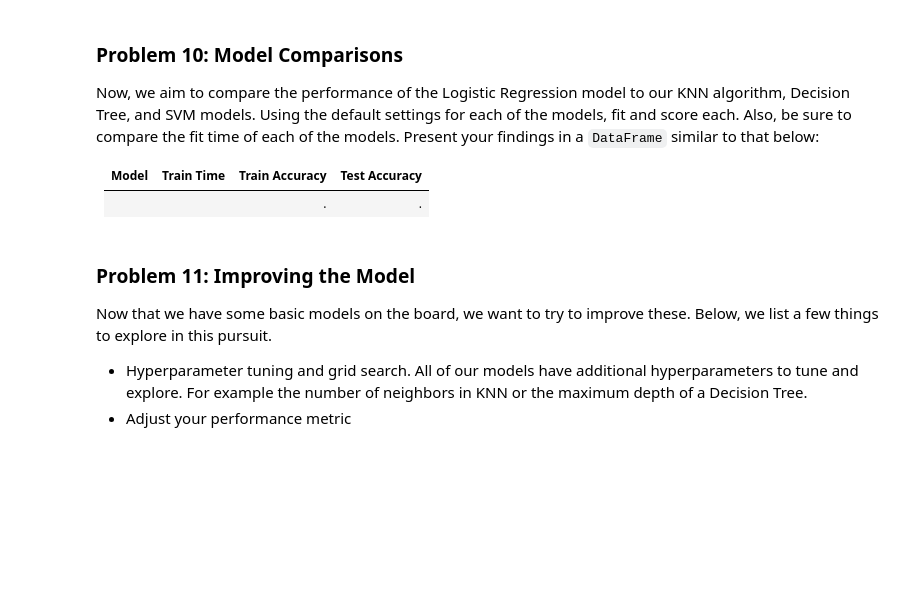
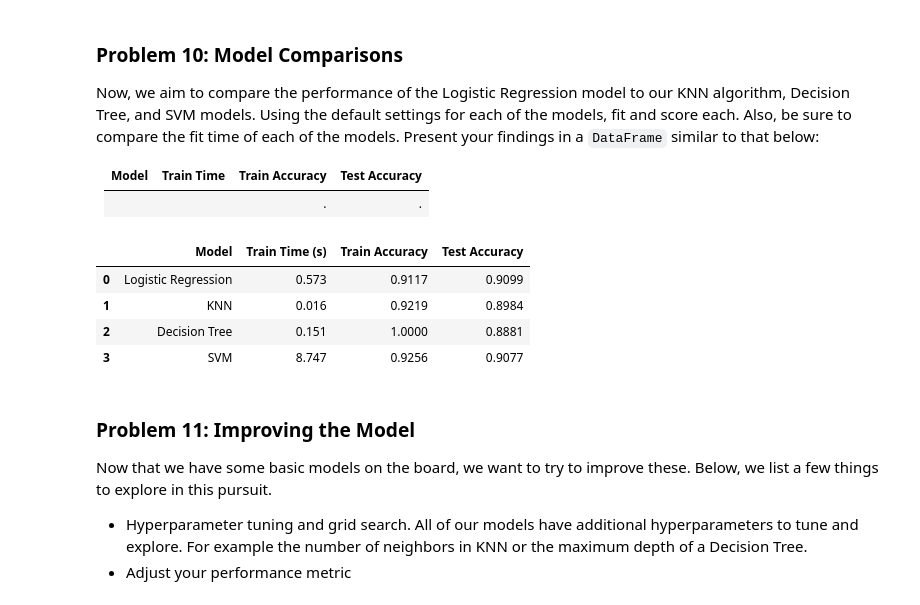
Before and after one commit to nbardhan/Comparing-Classifiers, a Jupyter notebook: prompt_III.ipynb, the cells around one changed output. Saved outputs shown, nothing was run; the diff lists cells and outputs as text; code cells hidden in the pictures; blank space fills up the shorter version.

```diff
--- a/prompt_III.ipynb
+++ b/prompt_III.ipynb
@@ -548,3 +555,47 @@ Now, we aim to compare the performance of the Logistic Regression model to our K
+# %%
+models = {
+    'Logistic Regression': Pipeline([
+        ('scaler', StandardScaler()),
+        ('model', LogisticRegression(max_iter=1000, random_state=42))
+    ]),
+    'KNN': Pipeline([
+        ('scaler', StandardScaler()),
+        ('model', KNeighborsClassifier())
+    ]),
+    'Decision Tree': DecisionTreeClassifier(random_state=42),
+    'SVM': Pipeline([
+        ('scaler', StandardScaler()),
+        ('model', SVC())
+    ])
+}
+# %%
+results = []
+
+for name, model in models.items():
+    start_time = time.time()
+    model.fit(X_train, y_train)
+    end_time = time.time()
+
+    train_acc = model.score(X_train, y_train)
+    test_acc = model.score(X_test, y_test)
+    train_time = end_time - start_time
+
+    results.append({
+        'Model': name,
+        'Train Time (s)': round(train_time, 3),
+        'Train Accuracy': round(train_acc, 4),
+        'Test Accuracy': round(test_acc, 4)
+    })
+
+# Convert to DataFrame
+results_df = pd.DataFrame(results)
+results_df
+# %% [output]
+|  | Model | Train Time (s) | Train Accuracy | Test Accuracy |
+| 0 | Logistic Regression | 0.573 | 0.9117 | 0.9099 |
+| 1 | KNN | 0.016 | 0.9219 | 0.8984 |
+| 2 | Decision Tree | 0.151 | 1.0000 | 0.8881 |
+| 3 | SVM | 8.747 | 0.9256 | 0.9077 |
 # %% [markdown]
 ### Problem 11: Improving the Model
 
```
Also changed, not shown: parts of 2 cells of this notebook.
